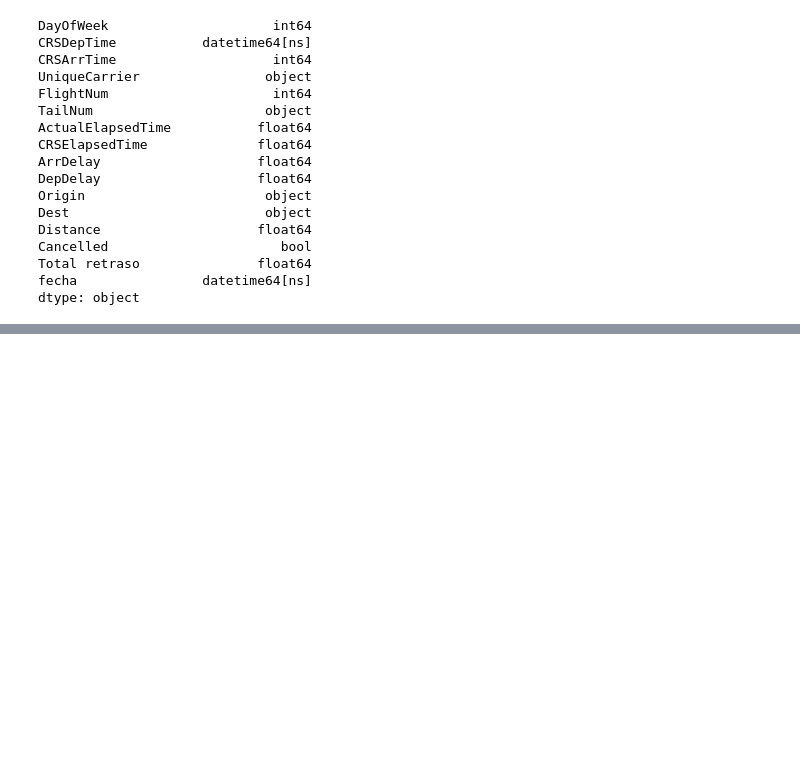
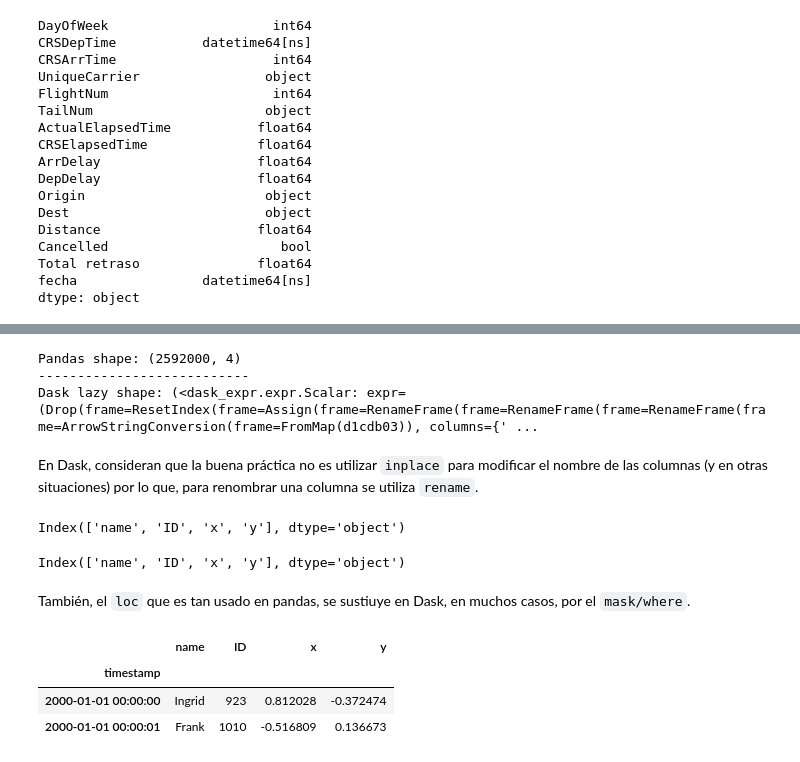
Before and after one commit to roddavalosG/proyecto_dask, a Jupyter notebook: 03_comparacion_pandas_dask.ipynb, the cells around one changed output, grey strips where cells are left out. Cells and saved outputs as stored; diff of their text form; code cells hidden in the pictures; blank space fills up the shorter version.

```diff
--- a/03_comparacion_pandas_dask.ipynb
+++ b/03_comparacion_pandas_dask.ipynb
@@ -253,0 +262,28 @@ dtype: object
+# %%
+print(f'Pandas shape: {pdf.shape}')
+print('---------------------------')
+print(f'Dask lazy shape: {ddf.shape}')
+# %% [output]
+Pandas shape: (2592000, 4)
+---------------------------
+Dask lazy shape: (<dask_expr.expr.Scalar: expr=(Drop(frame=ResetIndex(frame=Assign(frame=RenameFrame(frame=RenameFrame(frame=RenameFrame(frame=ArrowStringConversion(frame=FromMap(d1cdb03)), columns={' ...
+# %% [markdown]
+En Dask, consideran que la buena práctica no es utilizar `inplace` para modificar el nombre de las columnas (y en otras situaciones) por lo que, para renombrar una columna se utiliza `rename`.
+# %%
+print(ddf.columns)
+ddf = ddf.rename(columns={'id':'ID'})
+ddf.columns
+# %% [output]
+Index(['name', 'ID', 'x', 'y'], dtype='object')
+Index(['name', 'ID', 'x', 'y'], dtype='object')
+# %% [markdown]
+También, el `loc` que es tan usado en pandas, se sustiuye en Dask, en muchos casos, por el `mask/where`.
+# %%
+cond_ddf = (ddf['x']>0.5) & (ddf['x']<0.8)
+ddf['y'] = ddf['y'].mask(cond=cond_ddf, other=ddf['y']* 100)
+ddf.head(2)
+# %% [output]
+|  | name | ID | x | y |
+| timestamp |  |  |  |  |
+| 2000-01-01 00:00:00 | Ingrid | 923 | 0.812028 | -0.372474 |
+| 2000-01-01 00:00:01 | Frank | 1010 | -0.516809 | 0.136673 |
```
Also changed, not shown: parts of 10 cells of this notebook, 7 other files.
